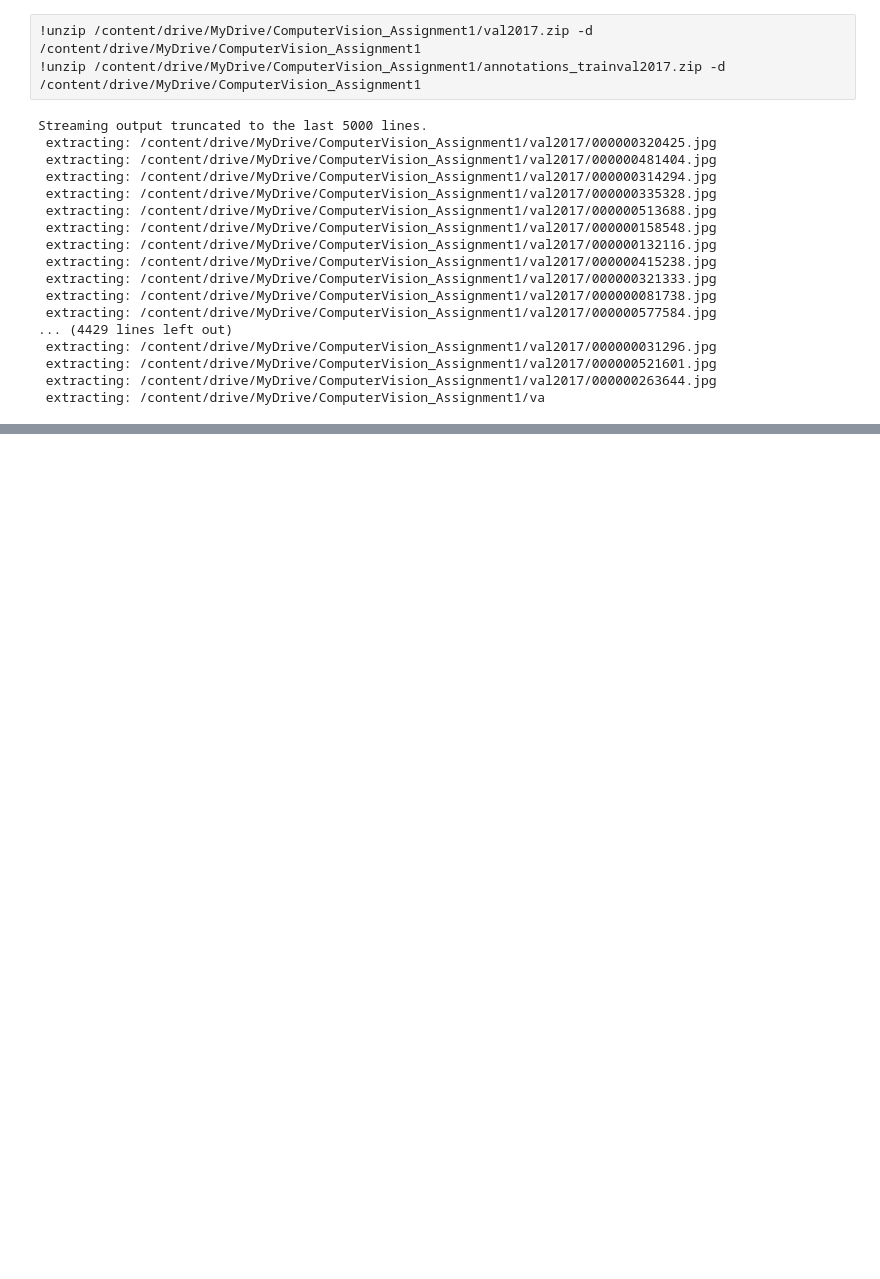
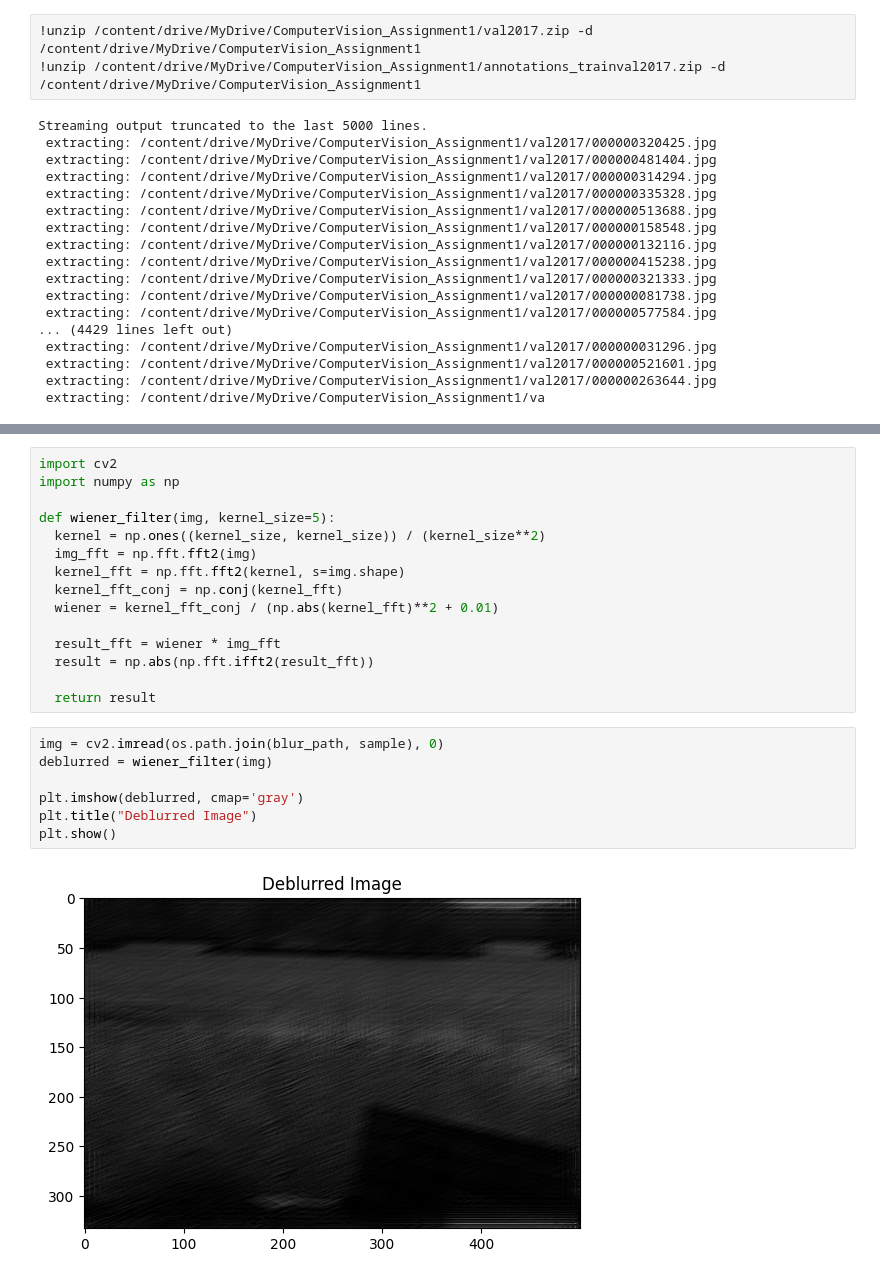
Before and after one commit to royalalexandar404/ComputerVision_Assignment1, a Jupyter notebook: ComputerVision_Assignment1.ipynb, the cells around one changed output, grey strips where cells are left out. Cells and saved outputs as stored; diff of their text form; blank space fills up the shorter version.

```diff
--- a/ComputerVision_Assignment1.ipynb
+++ b/ComputerVision_Assignment1.ipynb
@@ -91,0 +135,24 @@ Streaming output truncated to the last 5000 lines.
+# %%
+import cv2
+import numpy as np
+
+def wiener_filter(img, kernel_size=5):
+  kernel = np.ones((kernel_size, kernel_size)) / (kernel_size**2)
+  img_fft = np.fft.fft2(img)
+  kernel_fft = np.fft.fft2(kernel, s=img.shape)
+  kernel_fft_conj = np.conj(kernel_fft)
+  wiener = kernel_fft_conj / (np.abs(kernel_fft)**2 + 0.01)
+
+  result_fft = wiener * img_fft
+  result = np.abs(np.fft.ifft2(result_fft))
+
+  return result
+# %%
+img = cv2.imread(os.path.join(blur_path, sample), 0)
+deblurred = wiener_filter(img)
+
+plt.imshow(deblurred, cmap='gray')
+plt.title("Deblurred Image")
+plt.show()
+# %% [output]
+[figure, added]
```
Also changed, not shown: parts of 8 cells of this notebook.
